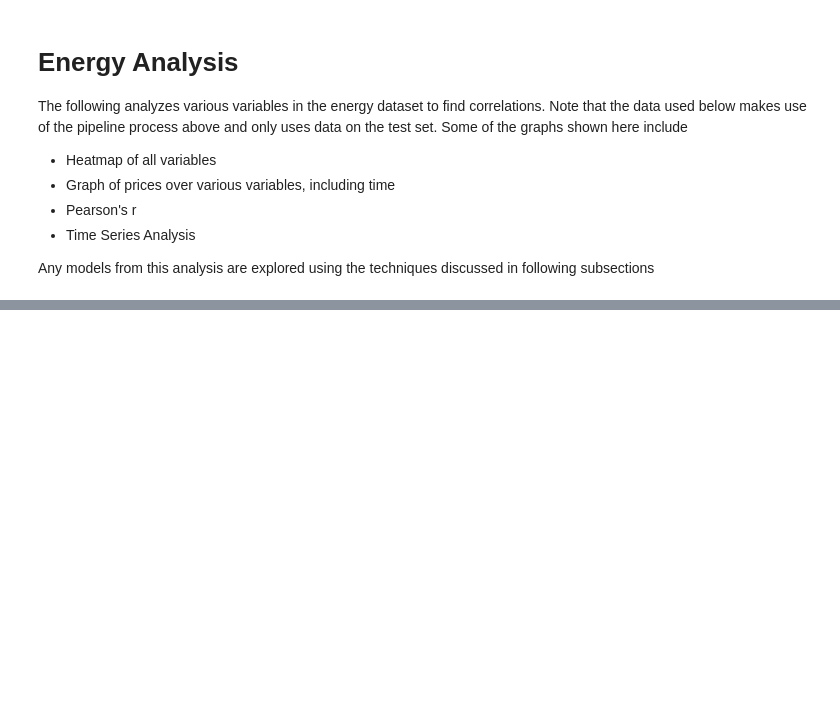
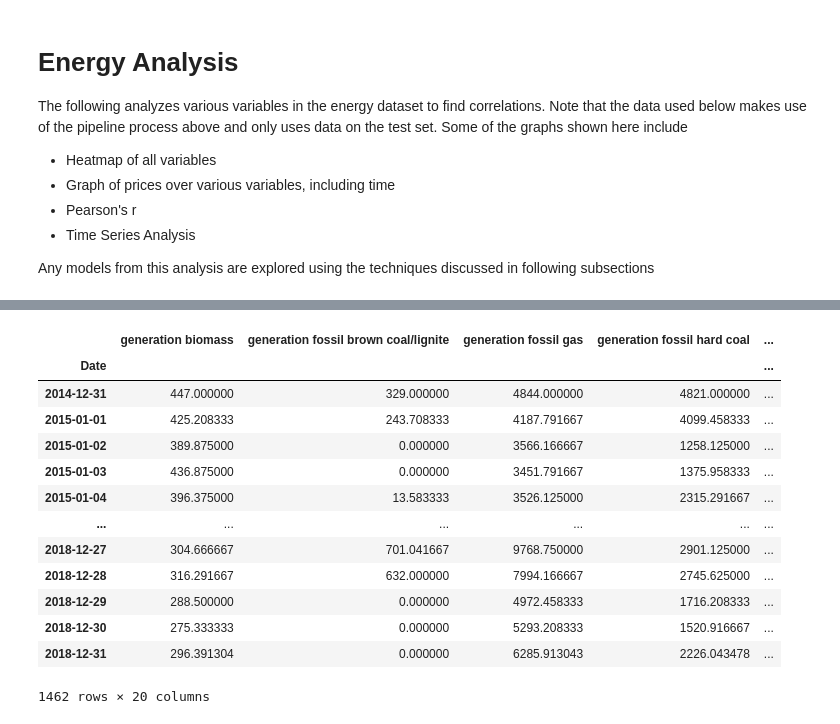
Before and after one commit to LunarZephyr/ECS171_Project, a Jupyter notebook: EDA/Hashim/EDA.ipynb, the cells around one changed output, grey strips where cells are left out. Drawn from its saved outputs; the diff is of its cells as text; code cells hidden in the pictures; blank space fills up the shorter version.

```diff
--- a/EDA/Hashim/EDA.ipynb
+++ b/EDA/Hashim/EDA.ipynb
@@ -198,3 +257,20 @@ Any models from this analysis are explored using the techniques discussed in fol
+# %%
+energy_daily
+# %% [output]
+|  | generation biomass | generation fossil brown coal/lignite | generation fossil gas | generation fossil hard coal | ... |
+| Date |  |  |  |  | ... |
+| 2014-12-31 | 447.000000 | 329.000000 | 4844.000000 | 4821.000000 | ... |
+| 2015-01-01 | 425.208333 | 243.708333 | 4187.791667 | 4099.458333 | ... |
+| 2015-01-02 | 389.875000 | 0.000000 | 3566.166667 | 1258.125000 | ... |
+| 2015-01-03 | 436.875000 | 0.000000 | 3451.791667 | 1375.958333 | ... |
+| 2015-01-04 | 396.375000 | 13.583333 | 3526.125000 | 2315.291667 | ... |
+| ... | ... | ... | ... | ... | ... |
+| 2018-12-27 | 304.666667 | 701.041667 | 9768.750000 | 2901.125000 | ... |
+| 2018-12-28 | 316.291667 | 632.000000 | 7994.166667 | 2745.625000 | ... |
+| 2018-12-29 | 288.500000 | 0.000000 | 4972.458333 | 1716.208333 | ... |
+| 2018-12-30 | 275.333333 | 0.000000 | 5293.208333 | 1520.916667 | ... |
+| 2018-12-31 | 296.391304 | 0.000000 | 6285.913043 | 2226.043478 | ... |
+1462 rows × 20 columns
 # %%
 # Split into test and training set
 from sklearn.model_selection import train_test_split
```
Also changed, not shown: parts of 26 cells of this notebook.
